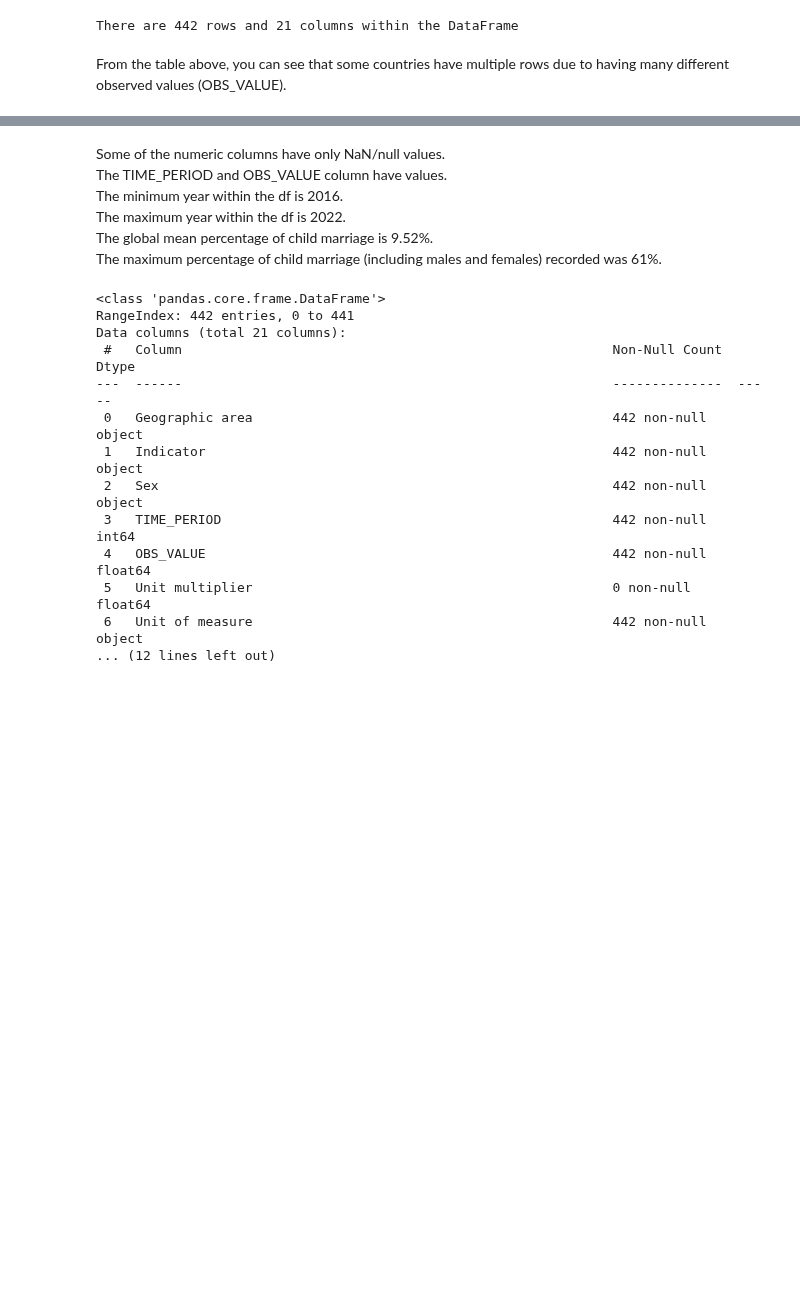
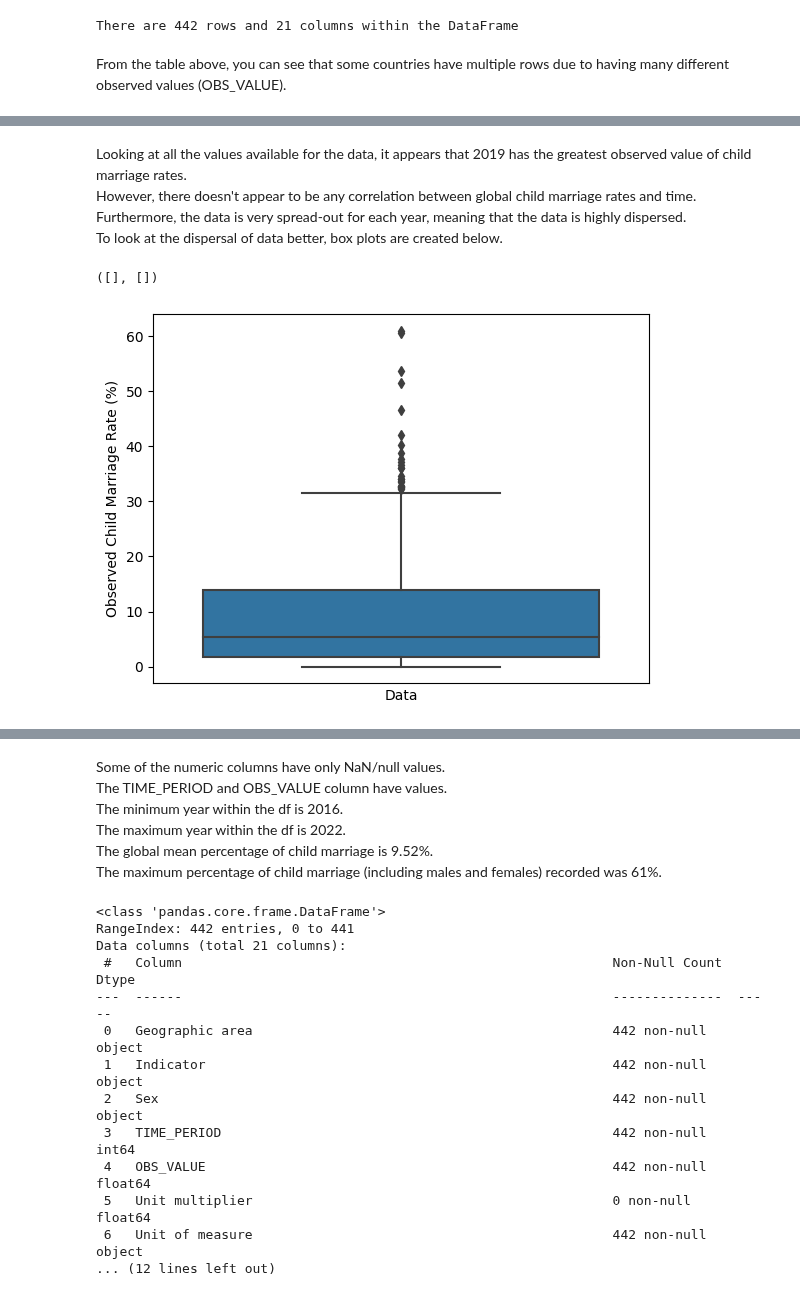
Before and after one commit to nf-97/literacy-project, a Jupyter notebook: child-marriage-dc.ipynb, the cells around one changed output, grey strips where cells are left out. Drawn from its saved outputs; the diff is of its cells as text; code cells hidden in the pictures; blank space fills up the shorter version.

```diff
--- a/child-marriage-dc.ipynb
+++ b/child-marriage-dc.ipynb
@@ -66,0 +74,13 @@ From the table above, you can see that some countries have multiple rows due to
+# %% [markdown]
+Looking at all the values available for the data, it appears that 2019 has the greatest observed value of child marriage rates. <br>
+However, there doesn't appear to be any correlation between global child marriage rates and time. <br>
+Furthermore, the data is very spread-out for each year, meaning that the data is highly dispersed.<br>
+ To look at the dispersal of data better, box plots are created below.
+# %%
+sns.boxplot(df["OBS_VALUE"])
+plt.xlabel("Data")
+plt.ylabel("Observed Child Marriage Rate (%)")
+plt.xticks([])
+# %% [output]
+([], [])
+[figure, added]
```
Also changed, not shown: parts of 35 cells of this notebook.
